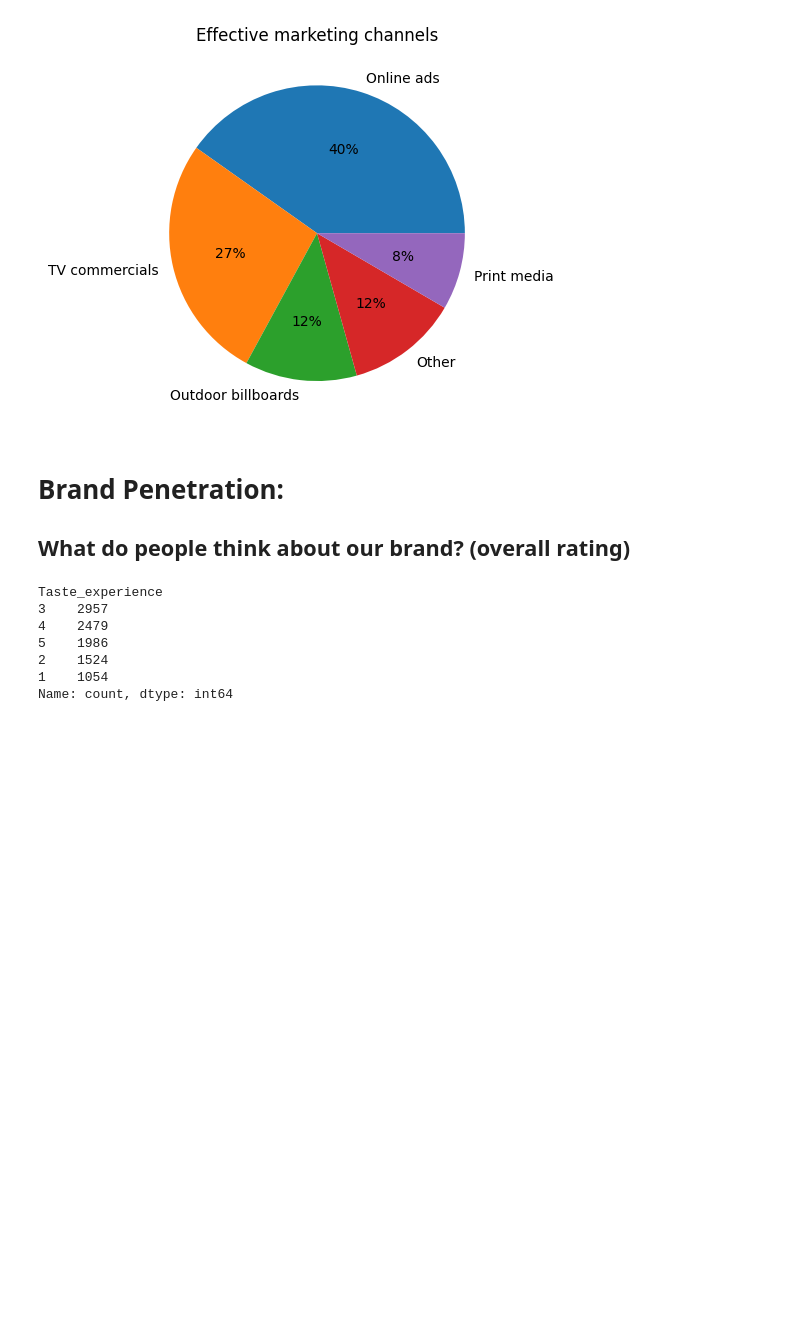
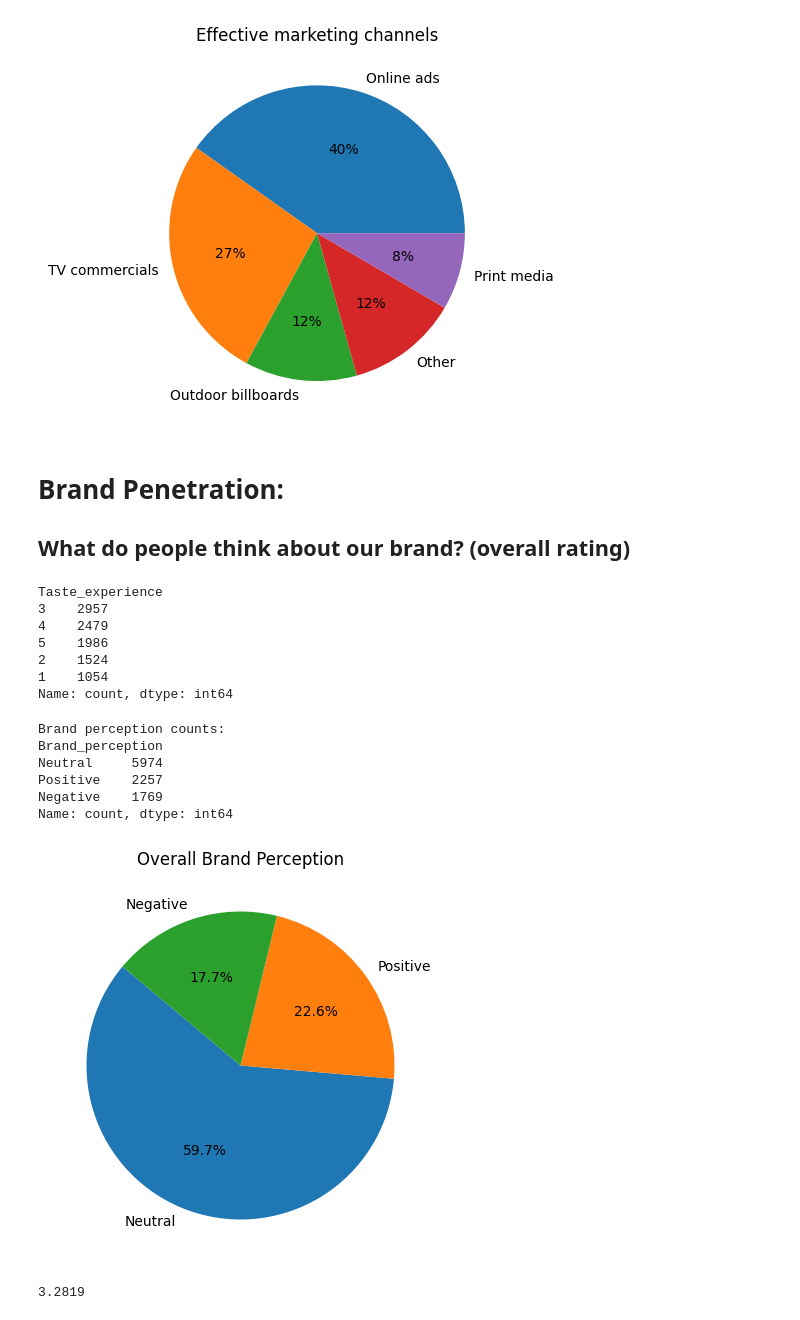
Before and after one commit to sourabhms66/Food_-_Beverage_Marketing, a Jupyter notebook: codes.ipynb, the cells around one changed output. Drawn from its saved outputs; the diff is of its cells as text; code cells hidden in the pictures; blank space fills up the shorter version.

```diff
--- a/codes.ipynb
+++ b/codes.ipynb
@@ -429,3 +429,23 @@ Taste_experience
 2    1524
 1    1054
 Name: count, dtype: int64
+# %%
+brand_perception_counts = df['Brand_perception'].value_counts()
+print("Brand perception counts:")
+print(brand_perception_counts)
+plt.figure(figsize=(6, 5))
+plt.pie(brand_perception_counts, labels=brand_perception_counts.index, autopct='%1.1f%%', startangle=140)
+plt.title('Overall Brand Perception')
+plt.show()
+# %% [output]
+Brand perception counts:
+Brand_perception
+Neutral     5974
+Positive    2257
+Negative    1769
+Name: count, dtype: int64
+[figure, added]
+# %%
+df['Taste_experience'].mean()
+# %% [output]
+3.2819
```
